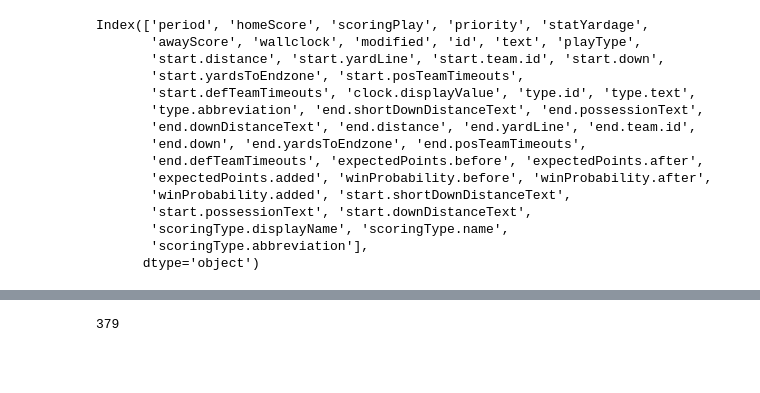
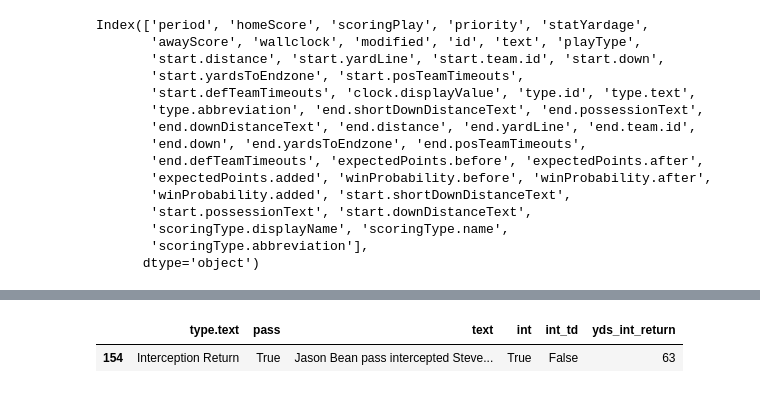
Before and after one commit to saiemgilani/espn-plays, a Jupyter notebook: notebook.ipynb, the cells around one changed output, grey strips where cells are left out. Drawn from its saved outputs; the diff is of its cells as text; code cells hidden in the pictures; blank space fills up the shorter version.

Commit message:
redoing contains logic and better matching and regex extraction

```diff
--- a/notebook.ipynb
+++ b/notebook.ipynb
@@ -686,5 +669,15 @@ plays_json.head()
-# %%
-test = plays_json.text.str.extract(r"(\d{0,2}) Yd Run", flags=re.I)
-len(test[test.notna() == True])
-# %% [output]
-379
+# %%
+test = plays_json[plays_json.int == True][["type.text","pass","text", "int" ,"int_td","yds_int_return"]]
+
+# test['yds_int_return'] = np.select([
+
+#     (test["pass"] == True) & (test["int"] == True) & test.text.str.contains(r"return for", case=False),
+# ],[
+#     test.text.str.extract(r"((?<= return for)[^,]+)", flags=re.IGNORECASE)[0].str.extract(r"(\d+)")[0].astype(float),
+# ], default = None)
+
+# test["yds_int_return"] = test.text.str.extract(r"((?<= return for)[^,]+)", flags=re.IGNORECASE)[0].str.extract(r"(\d+)")[0].astype(float)
+test
+# %% [output]
+|  | type.text | pass | text | int | int_td | yds_int_return |
+| 154 | Interception Return | True | Jason Bean pass intercepted Steve... | True | False | 63 |
```
Also changed, not shown: parts of 5 cells of this notebook.
